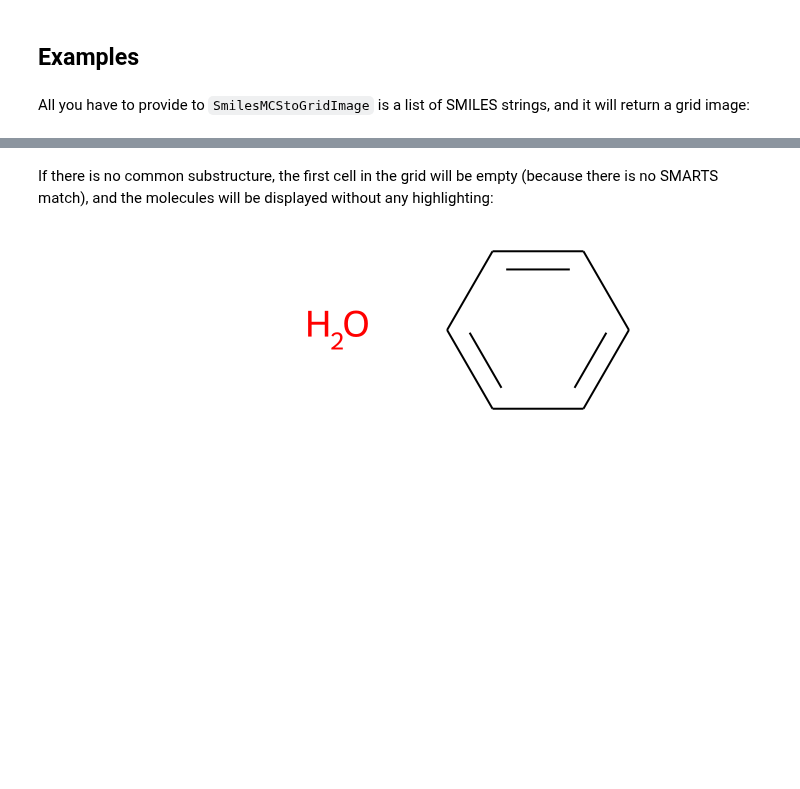
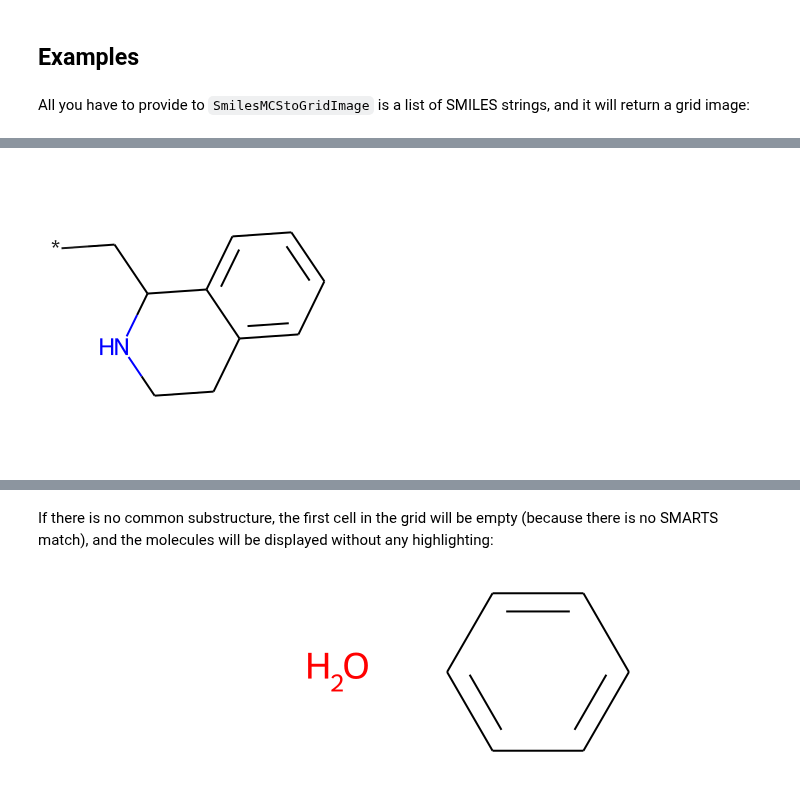
Before and after one commit to bertiewooster/RDKit-playing, a Jupyter notebook: SmilesMCStoGridImage.ipynb, the cells around one changed output, grey strips where cells are left out. Saved outputs shown, nothing was run; the diff lists cells and outputs as text; code cells hidden in the pictures; blank space fills up the shorter version.

```diff
--- a/SmilesMCStoGridImage.ipynb
+++ b/SmilesMCStoGridImage.ipynb
@@ -70,0 +73,4 @@ SmilesMCStoGridImage(["NC1OC1", "C1OC1[N+](=O)[O-]"])
+# %%
+Draw.MolToImage(Chem.MolFromSmiles("C1Cc2ccccc2C(C*)N1"))
+# %% [output]
+[figure, added]
```
Also changed, not shown: parts of 5 cells of this notebook, 10 other files.
